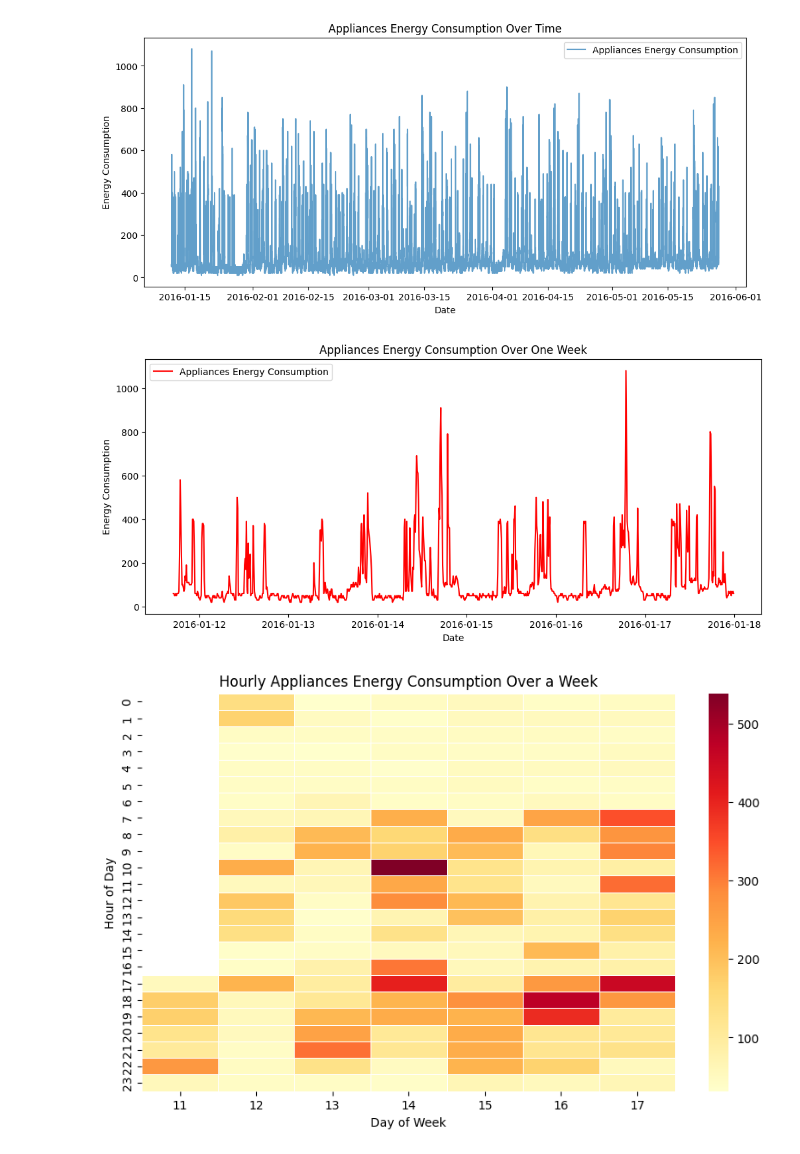
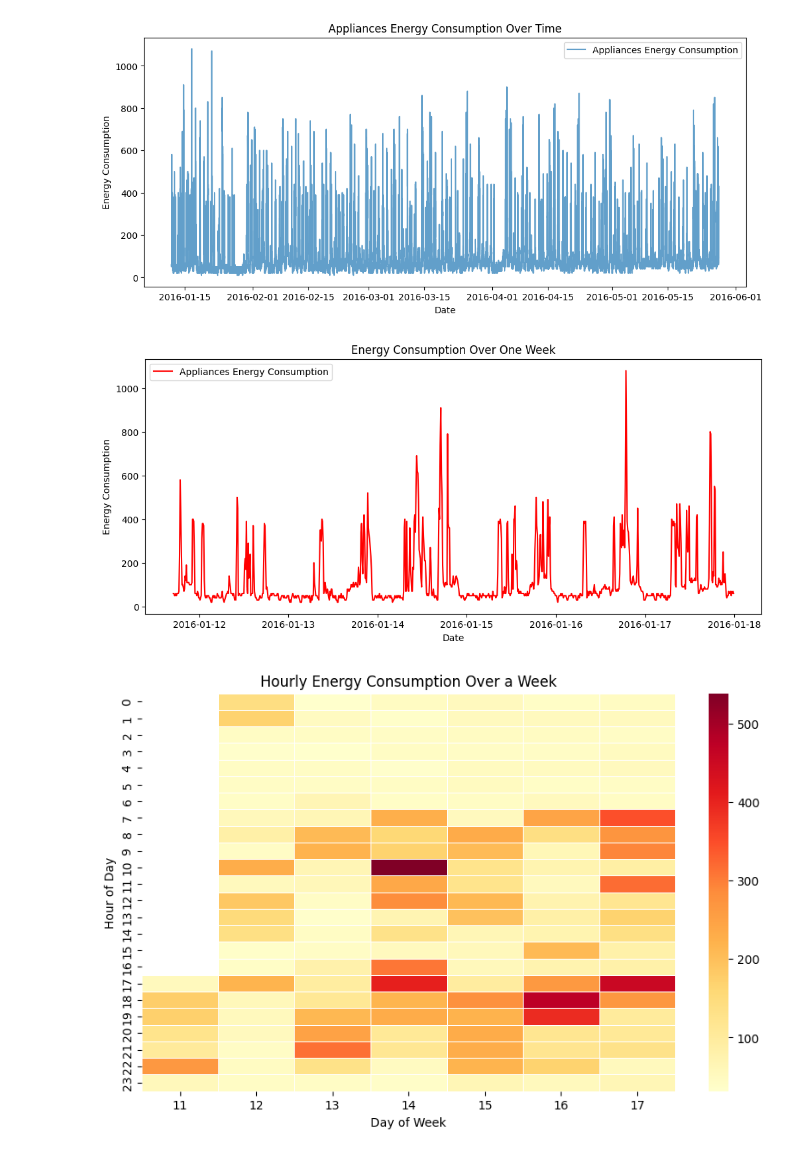
Before and after one commit to IshaniCheke/ME592_HW_1, a Jupyter notebook: TimeSeries_IshaniCheke.ipynb, the cells around one changed output. Drawn from its saved outputs; the diff is of its cells as text; code cells hidden in the pictures.

```diff
--- a/TimeSeries_IshaniCheke.ipynb
+++ b/TimeSeries_IshaniCheke.ipynb
@@ -19,28 +20,30 @@ plt.show()
 # %% [output]
 [figure]
 # %%
-# Select one week for closer inspection
+# One week
+
 one_week = data.loc['2016-01-11':'2016-01-17']
 plt.figure(figsize=(12, 5))
 plt.plot(one_week.index, one_week['Appliances'], label='Appliances Energy Consumption', color='red')
 plt.xlabel("Date")
 plt.ylabel("Energy Consumption")
-plt.title("Appliances Energy Consumption Over One Week")
+plt.title("Energy Consumption Over One Week")
 plt.legend()
 plt.show()
 # %% [output]
-[figure, old version]
+[figure, new version]
 # %%
-# Step 2: Heatmap of hourly consumption for a week
+# 2.2.2: Heatmap of hourly consumption for a week
+
 weekly_data = one_week.resample('H').mean()
 heatmap_data = weekly_data.pivot_table(values='Appliances', index=weekly_data.index.hour, columns=weekly_data.index.day)
 
 plt.figure(figsize=(10, 6))
 sns.heatmap(heatmap_data, cmap='YlOrRd', linewidths=0.5, annot=False)
 plt.xlabel("Day of Week")
 plt.ylabel("Hour of Day")
-plt.title("Hourly Appliances Energy Consumption Over a Week")
+plt.title("Hourly Energy Consumption Over a Week")
 plt.show()
 # %% [output]
-[figure, old version]
+[figure, new version]
 # %%
```
Also changed, not shown: parts of 5 cells of this notebook, 2 other files.
